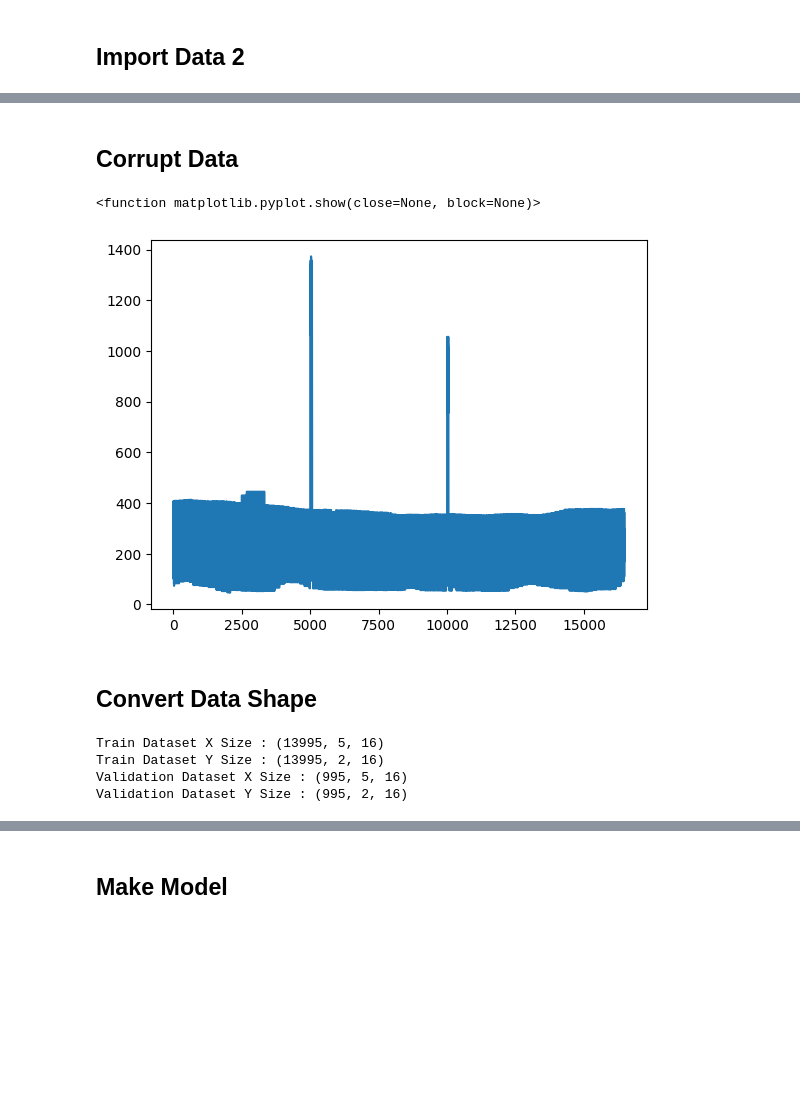
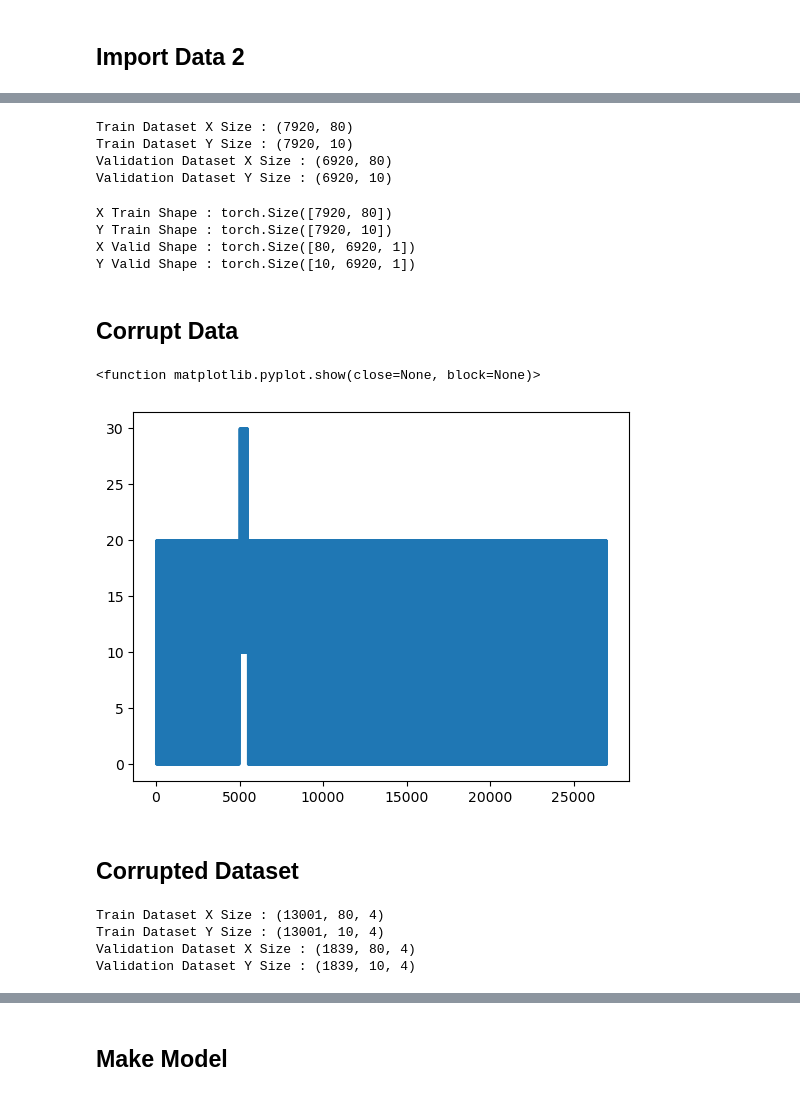
Before and after one commit to poopsiclepooding/DVRL-Time-Series, a Jupyter notebook: train.ipynb, the cells around one changed output, grey strips where cells are left out. Saved outputs shown, nothing was run; the diff lists cells and outputs as text; code cells hidden in the pictures; blank space fills up the shorter version.

```diff
--- a/train.ipynb
+++ b/train.ipynb
@@ -107,0 +125,46 @@ Shape : (16477, 16), Data Type : float64
+# %%
+train_split = 8000
+lookback = 80
+lookahead = 10
+step = 1
+batch_size = 45
+
+x_train_multi_baseline, y_train_multi_baseline = funtions_for_dvrl.multivariate_data(dataset1[:,10], dataset1[:,10], 0,
+                                                 train_split, lookback,
+                                                 lookahead, step)
+x_val_multi_baseline, y_val_multi_baseline = funtions_for_dvrl.multivariate_data(dataset1[:,10], dataset1[:,10],
+                                             train_split, 15000, lookback,
+                                             lookahead, step)
+
+print (
+       'Train Dataset X Size : {}'.format(x_train_multi_baseline.shape),
+       'Train Dataset Y Size : {}'.format(y_train_multi_baseline.shape),
+       'Validation Dataset X Size : {}'.format(x_val_multi_baseline.shape),
+       'Validation Dataset Y Size : {}'.format(y_val_multi_baseline.shape),
+       sep='\n')
+# %% [output]
+Train Dataset X Size : (7920, 80)
+Train Dataset Y Size : (7920, 10)
+Validation Dataset X Size : (6920, 80)
+Validation Dataset Y Size : (6920, 10)
+# %%
+#Extracting a single column for univariante time series
+x_train_baseline = torch.from_numpy(x_train_multi_baseline[:,:])
+y_train_baseline = torch.from_numpy(y_train_multi_baseline[:,:])
+x_valid_baseline = torch.from_numpy(x_val_multi_baseline[:,:])
+y_valid_baseline = torch.from_numpy(y_val_multi_baseline[:,:])
+
+x_valid_baseline = torch.unsqueeze(x_valid_baseline,2)
+x_valid_baseline = x_valid_baseline.transpose(1,0).float()
+
+y_valid_baseline = torch.unsqueeze(y_valid_baseline,2)
+y_valid_baseline = y_valid_baseline.transpose(1,0).float()
+print(f"X Train Shape : {x_train_baseline.shape}")
+print(f"Y Train Shape : {y_train_baseline.shape}")
+print(f"X Valid Shape : {x_valid_baseline.shape}")
+print(f"Y Valid Shape : {y_valid_baseline.shape}")
+# %% [output]
+X Train Shape : torch.Size([7920, 80])
+Y Train Shape : torch.Size([7920, 10])
+X Valid Shape : torch.Size([80, 6920, 1])
+Y Valid Shape : torch.Size([10, 6920, 1])
@@ -108,26 +176,26 @@ Shape : (16477, 16), Data Type : float64
 # %% [markdown]
 ## Corrupt Data
 # %%
-dataset1[5000:5070] += 1000
-dataset1[10000:10050] += 700
-plt.plot(dataset1[:,2])
+dataset1[:,10] += 10
+#dataset2[10000:10050] += 700
+plt.plot(dataset2[:,10])
 plt.show
 # %% [output]
 <function matplotlib.pyplot.show(close=None, block=None)>
-[figure, old version]
+[figure, new version]
 # %% [markdown]
-## Convert Data Shape
+## Corrupted Dataset
 # %%
-train_split = 14000
-lookback = 5
-lookahead = 2
+train_split = 13081
+lookback = 80
+lookahead = 10
 step = 1
 batch_size = 45
 
-x_train_multi, y_train_multi = funtions_for_dvrl.multivariate_data(dataset1, dataset1, 0,
+x_train_multi, y_train_multi = funtions_for_dvrl.multivariate_data(dataset2, dataset2, 0,
                                                  train_split, lookback,
                                                  lookahead, step)
-x_val_multi, y_val_multi = funtions_for_dvrl.multivariate_data(dataset1, dataset1,
+x_val_multi, y_val_multi = funtions_for_dvrl.multivariate_data(dataset2, dataset2,
                                              train_split, 15000, lookback,
                                              lookahead, step)
 
@@ -138,10 +206,10 @@ print (
        'Validation Dataset Y Size : {}'.format(y_val_multi.shape),
        sep='\n')
 # %% [output]
-Train Dataset X Size : (13995, 5, 16)
-Train Dataset Y Size : (13995, 2, 16)
-Validation Dataset X Size : (995, 5, 16)
-Validation Dataset Y Size : (995, 2, 16)
+Train Dataset X Size : (13001, 80, 4)
+Train Dataset Y Size : (13001, 10, 4)
+Validation Dataset X Size : (1839, 80, 4)
+Validation Dataset Y Size : (1839, 10, 4)
 # %%
 #Extracting a single column for univariante time series
 x_train = torch.from_numpy(x_train_multi[:,:,2])
```
Also changed, not shown: parts of 62 cells of this notebook, 6 other files.
